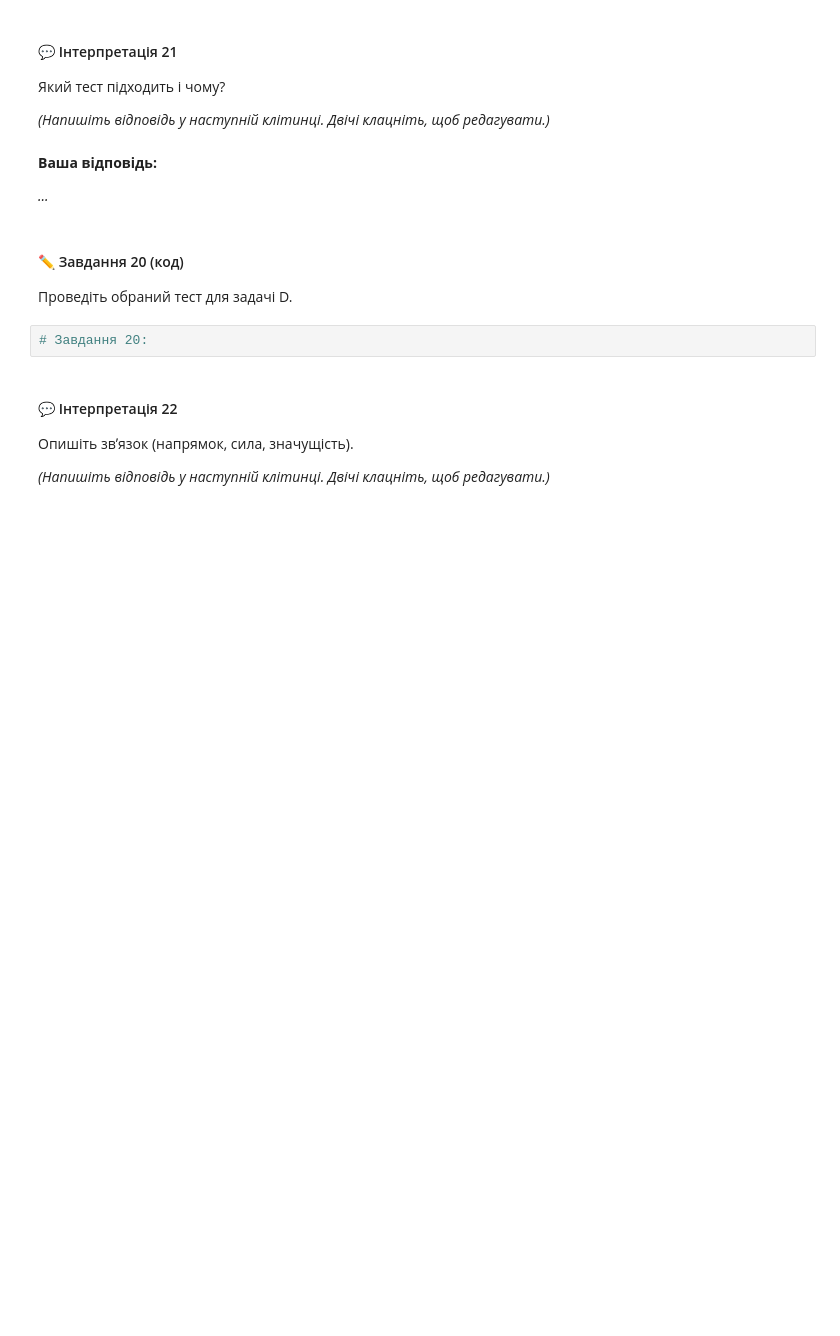
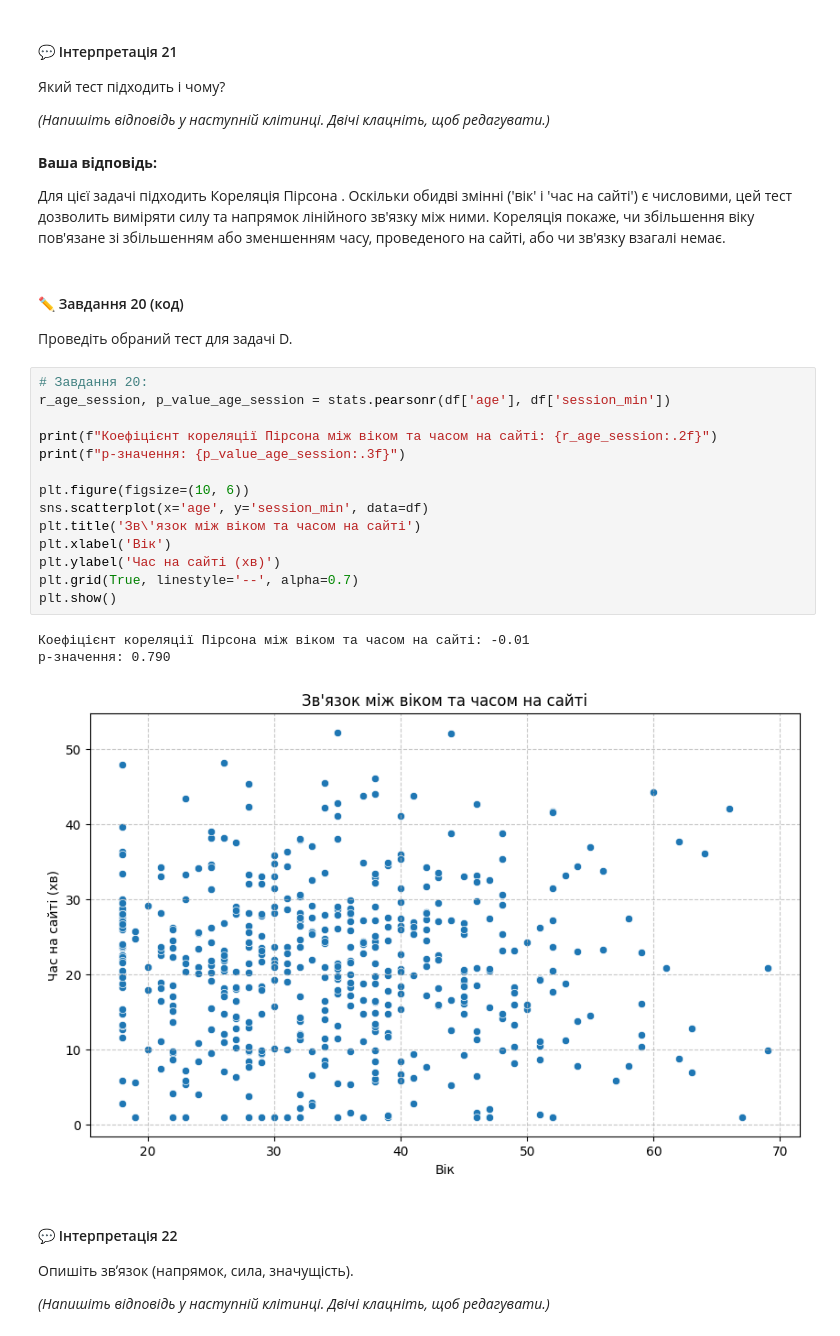
Before and after one commit to Olga-Lyt/DTA-2026, a Jupyter notebook: HW/17_06_practice_stat_tests.ipynb, the cells around one changed output. Cells and saved outputs as stored; diff of their text form; blank space fills up the shorter version.

Commit message:
Виконано всі завдання

```diff
--- a/HW/17_06_practice_stat_tests.ipynb
+++ b/HW/17_06_practice_stat_tests.ipynb
@@ -815,16 +858,32 @@ p-значення: 0.011
 Який тест підходить і чому?
 
 *(Напишіть відповідь у наступній клітинці. Двічі клацніть, щоб редагувати.)*
-# %% [markdown]
-**Ваша відповідь:**
-
-*...*
+# %% [markdown]
+**Ваша відповідь:**
+
+Для цієї задачі підходить Кореляція Пірсона . Оскільки обидві змінні ('вік' і 'час на сайті') є числовими, цей тест дозволить виміряти силу та напрямок лінійного зв'язку між ними. Кореляція покаже, чи збільшення віку пов'язане зі збільшенням або зменшенням часу, проведеного на сайті, або чи зв'язку взагалі немає.
 # %% [markdown]
 #### ✏️ Завдання 20 (код)
 
 Проведіть обраний тест для задачі D.
-# %%
-# Завдання 20:
+# %%
+# Завдання 20:
+r_age_session, p_value_age_session = stats.pearsonr(df['age'], df['session_min'])
+
+print(f"Коефіцієнт кореляції Пірсона між віком та часом на сайті: {r_age_session:.2f}")
+print(f"p-значення: {p_value_age_session:.3f}")
+
+plt.figure(figsize=(10, 6))
+sns.scatterplot(x='age', y='session_min', data=df)
+plt.title('Зв\'язок між віком та часом на сайті')
+plt.xlabel('Вік')
+plt.ylabel('Час на сайті (хв)')
+plt.grid(True, linestyle='--', alpha=0.7)
+plt.show()
+# %% [output]
+Коефіцієнт кореляції Пірсона між віком та часом на сайті: -0.01
+p-значення: 0.790
+[figure, added]
 # %% [markdown]
 #### 💬 Інтерпретація 22
 
```
Also changed, not shown: parts of 20 cells of this notebook.
